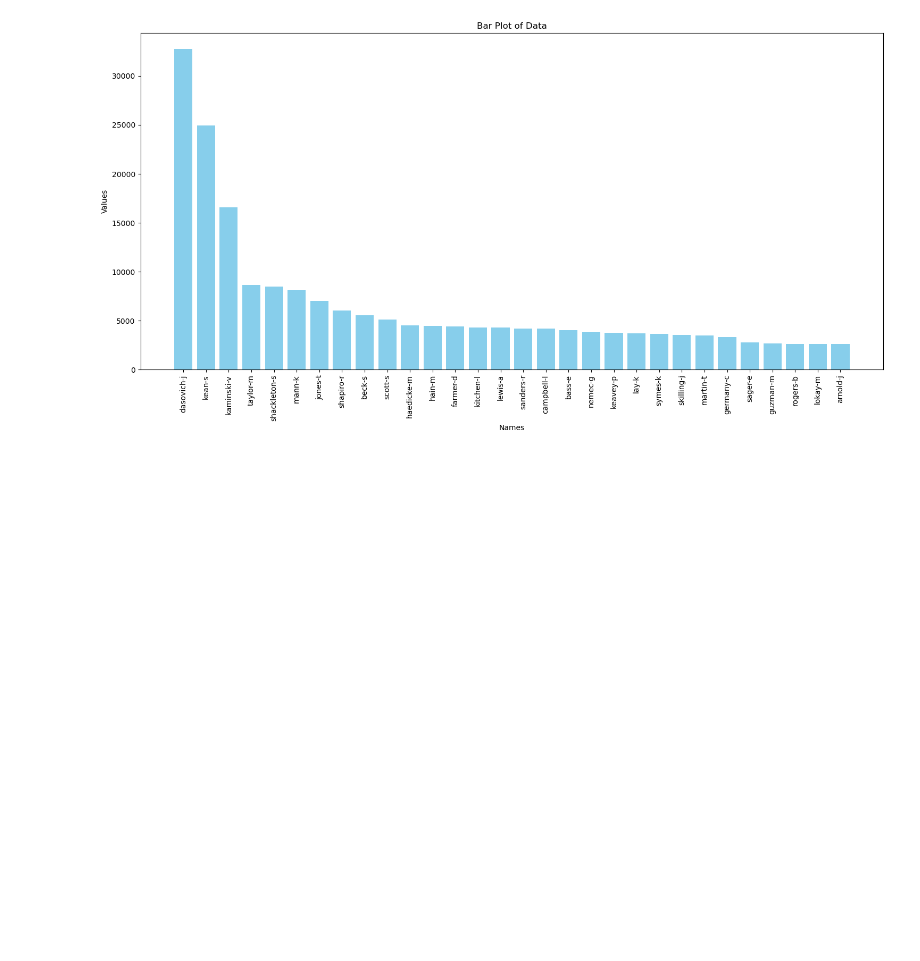
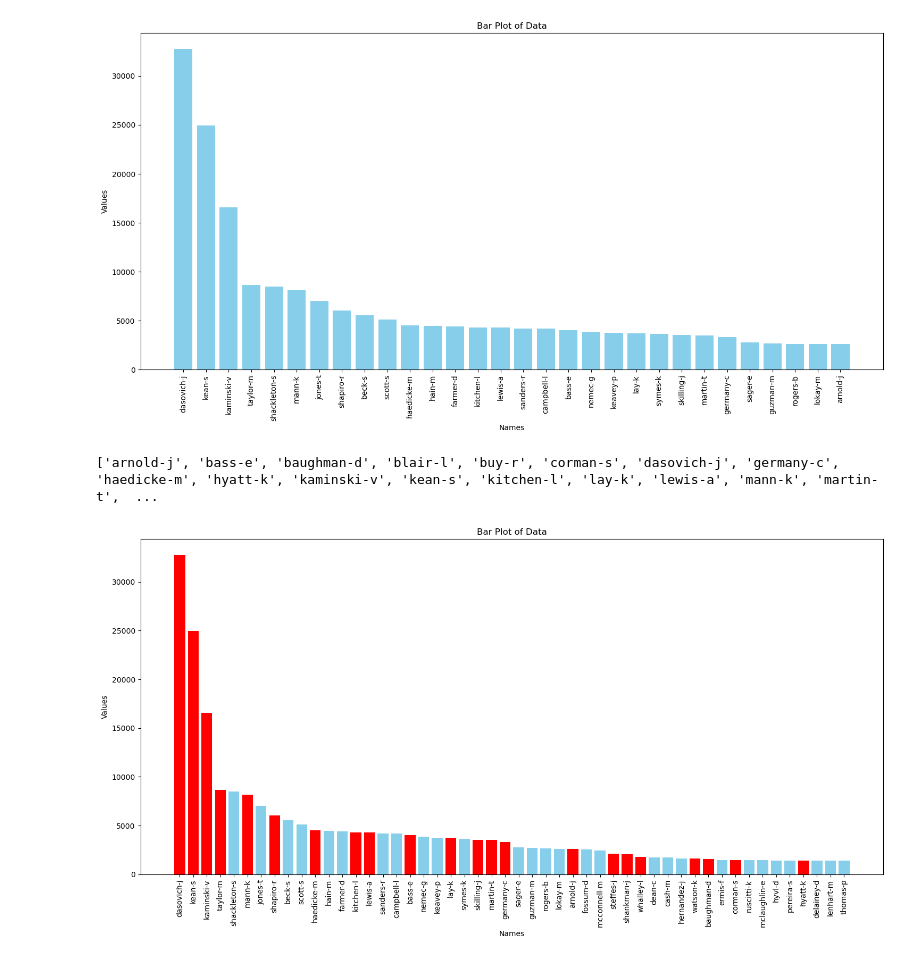
Before and after one commit to Thomo99/dataWranglingAndAcquisition, a Jupyter notebook: Assessment2.2/question1.ipynb, the cells around one changed output. Drawn from its saved outputs; the diff is of its cells as text; code cells hidden in the pictures; blank space fills up the shorter version.

Commit message:
Made new charts

```diff
--- a/Assessment2.2/question1.ipynb
+++ b/Assessment2.2/question1.ipynb
@@ -243,3 +243,38 @@ plt.tight_layout()  # Adjust layout to prevent clipping of labels
 plt.show()
 # %% [output]
 [figure]
+# %%
+names_more_3 = []
+
+for name, value in name_count.items():
+    if value > 3:
+        names_more_3.append(name)
+
+print(names_more_3)
+# %% [output]
+['arnold-j', 'bass-e', 'baughman-d', 'blair-l', 'buy-r', 'corman-s', 'dasovich-j', 'germany-c', 'haedicke-m', 'hyatt-k', 'kaminski-v', 'kean-s', 'kitchen-l', 'lay-k', 'lewis-a', 'mann-k', 'martin-t',  ...
+# %%
+sorted_data = dict(sorted(total_name_count.items(), key=lambda item: item[1], reverse=True)[:50])
+
+names = list(sorted_data.keys())
+values = list(sorted_data.values())
+
+# Define colors for the bars
+colors = ['red' if name in names_more_3 else 'skyblue' for name in names]
+
+# Plotting the bar plot with colored bars
+plt.figure(figsize=(15, 8))
+bars = plt.bar(names, values, color=colors)
+
+# Adding labels and title
+plt.xlabel('Names')
+plt.ylabel('Values')
+plt.title('Bar Plot of Data')
+plt.xticks(rotation=90)  # Rotate x-axis labels for better readability
+
+
+# Displaying the plot
+plt.tight_layout()  # Adjust layout to prevent clipping of labels
+plt.show()
+# %% [output]
+[figure, added]
```
